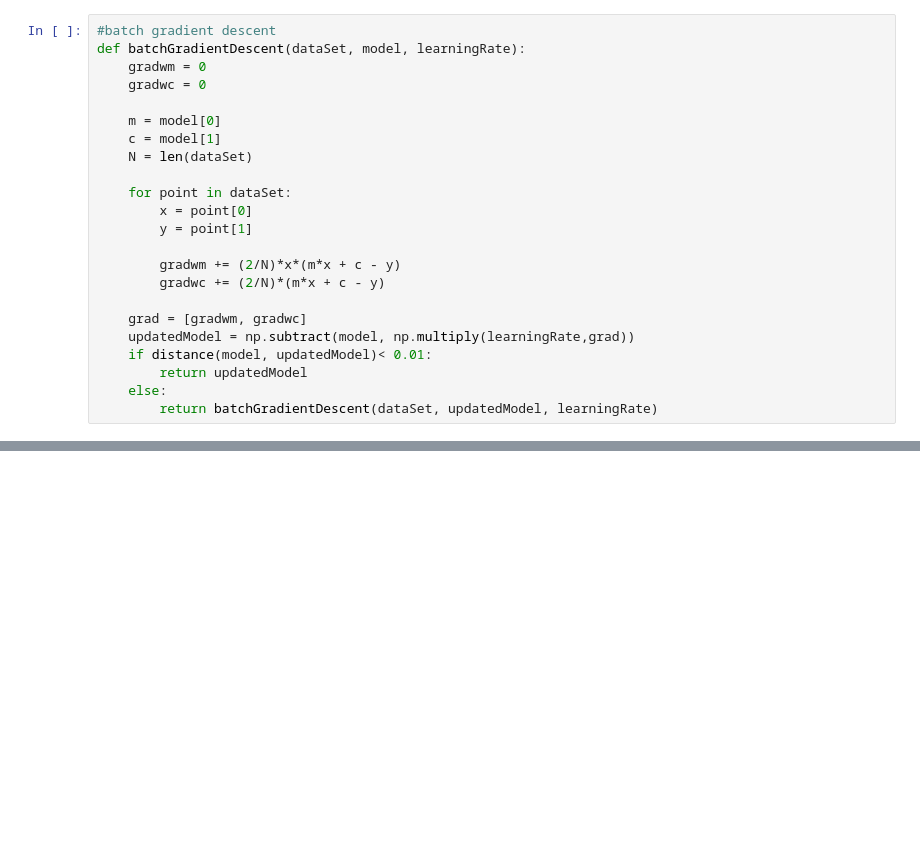
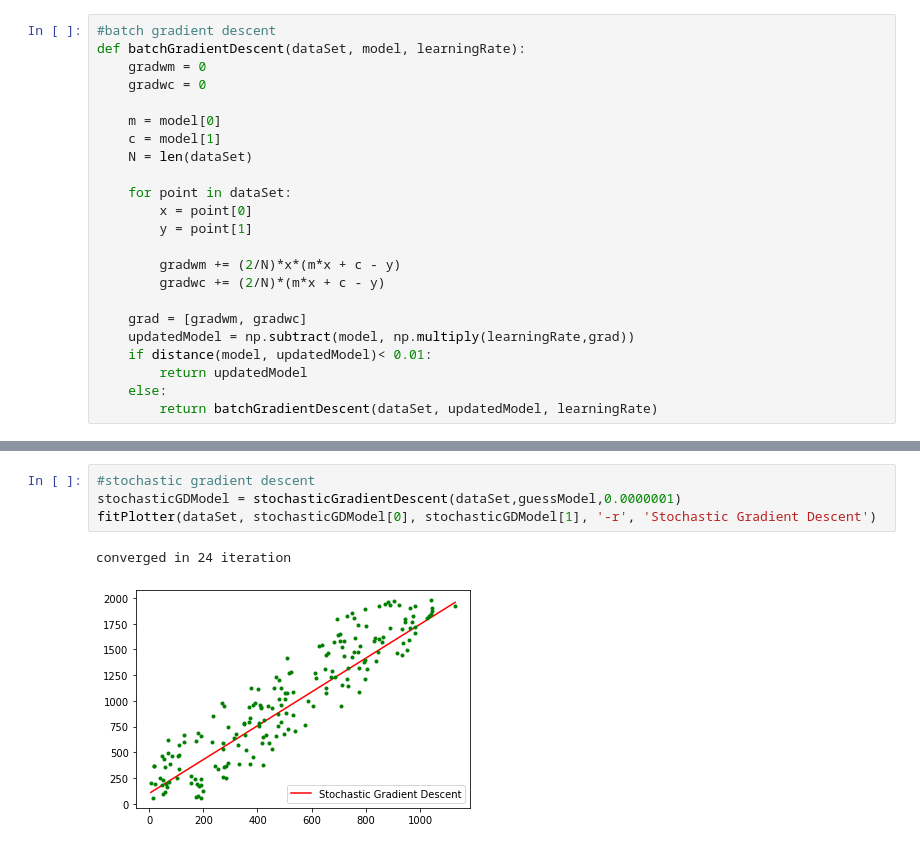
Before and after one commit to emb1ues/class-assignments, a Jupyter notebook: Gradient Descent.ipynb, the cells around one changed output, grey strips where cells are left out. Drawn from its saved outputs; the diff is of its cells as text; blank space fills up the shorter version.

```diff
--- a/Gradient Descent.ipynb
+++ b/Gradient Descent.ipynb
@@ -116,0 +130,7 @@ RecursionError: maximum recursion depth exceeded while calling a Python object
+# %%
+#stochastic gradient descent
+stochasticGDModel = stochasticGradientDescent(dataSet,guessModel,0.0000001)
+fitPlotter(dataSet, stochasticGDModel[0], stochasticGDModel[1], '-r', 'Stochastic Gradient Descent')
+# %% [output]
+converged in 24 iteration
+[figure, added]
```
Also changed, not shown: parts of 9 cells of this notebook.
